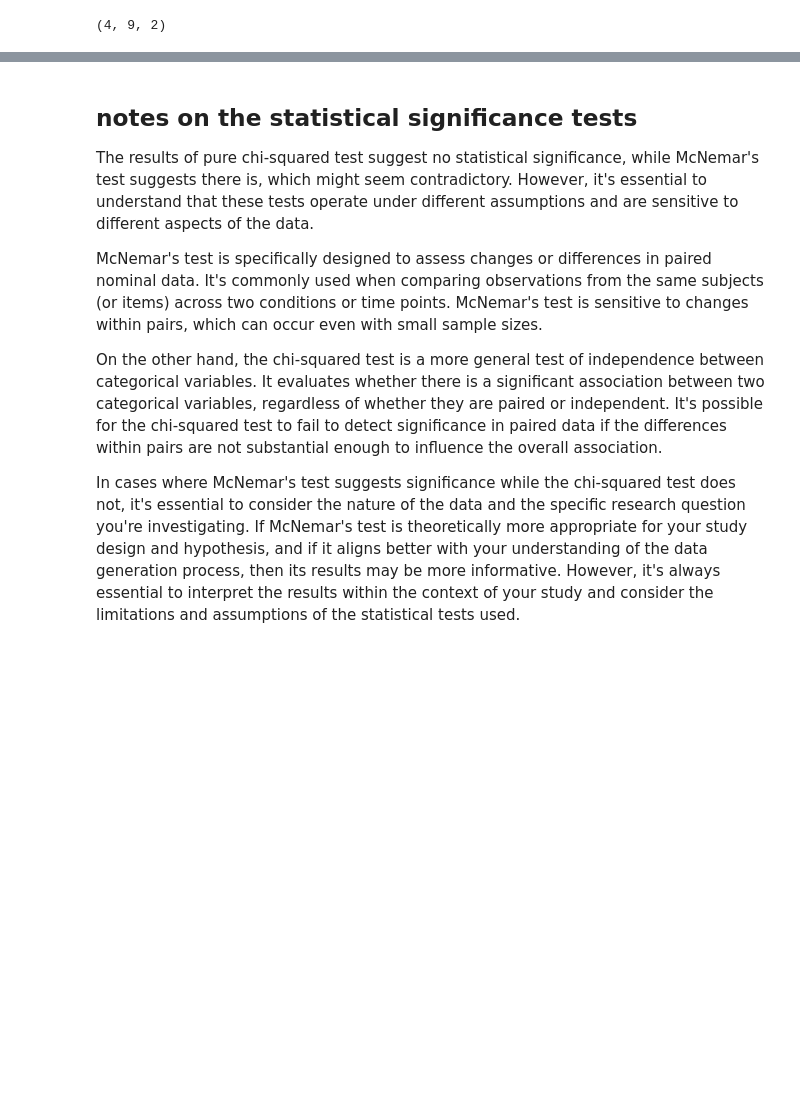
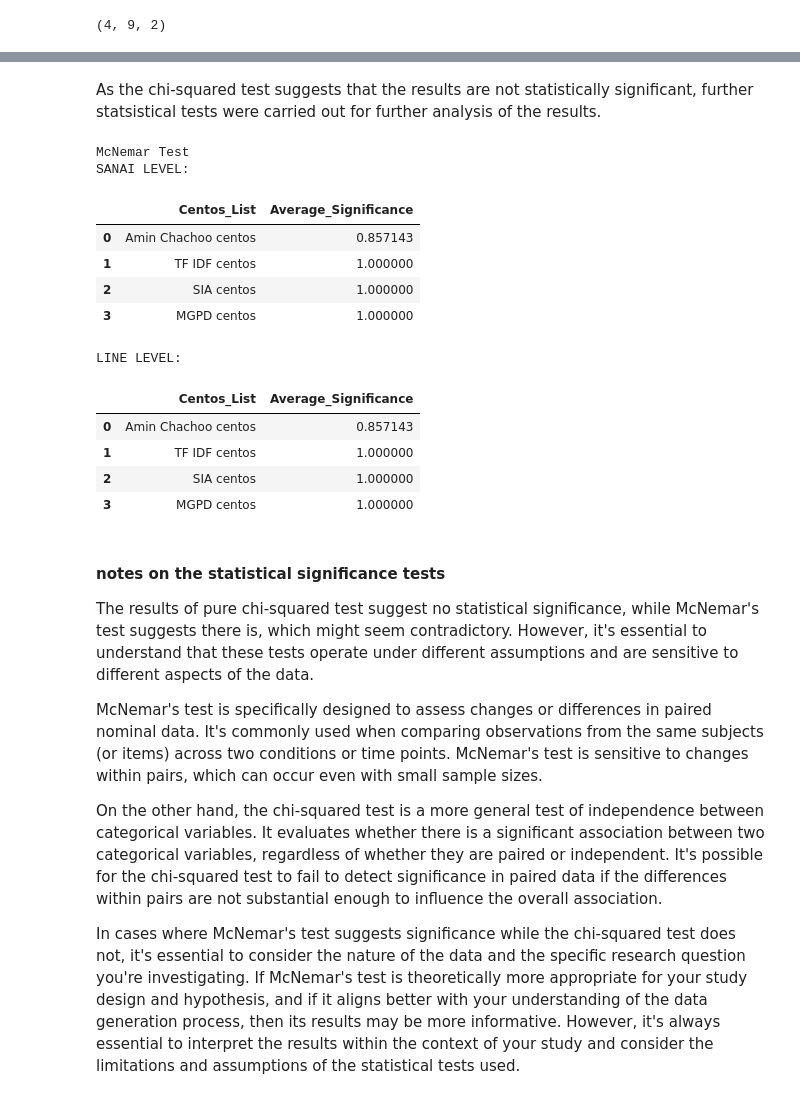
Before and after one commit to isabelleoktay/ethnomusicology_project, a Jupyter notebook: main.ipynb, the cells around one changed output, grey strips where cells are left out. Saved outputs shown, nothing was run; the diff lists cells and outputs as text; code cells hidden in the pictures; blank space fills up the shorter version.

```diff
--- a/main.ipynb
+++ b/main.ipynb
@@ -777,0 +255,22 @@ SANAI LEVEL:
+# %%
+sanai_chi_sq = {}
+line_chi_sq = {}
+
+print("Pure Chi Squared")
+print("SANAI LEVEL:")
+for centos_list in sanai_distribution_per_centos_list:
+    sanai_chi_sq[centos_list] = stats.chi_squared_test(sanai_distribution_per_centos_list[centos_list])
+    if DISPLAY_STAT_SIG:
+        display(sanai_chi_sq[centos_list].style)
+
+sanai_chi_sq_significance = stats.count_significance(sanai_chi_sq)
+display(sanai_chi_sq_significance.style)
+
+print("LINE LEVEL:")
+for centos_list in lines_distribution_per_centos_list:
+    line_chi_sq[centos_list] = stats.chi_squared_test(lines_distribution_per_centos_list[centos_list])
+    if DISPLAY_STAT_SIG:
+        display(line_chi_sq[centos_list].style)
+
+line_chi_sq_significance = stats.count_significance(line_chi_sq)
+display(line_chi_sq_significance.style)
@@ -778,5 +291,43 @@ SANAI LEVEL:
+# %% [markdown]
+As the chi-squared test suggests that the results are not statistically significant, further statsistical tests were carried out for further analysis of the results.
+# %%
+sanai_mcnemar = {}
+lines_mcnemar = {}
+
+print("\nMcNemar Test")
+print("SANAI LEVEL:")
+for centos_list in sanai_distribution_per_centos_list:
+    sanai_mcnemar[centos_list] = stats.mcnemar_test(sanai_distribution_per_centos_list[centos_list])
+    if DISPLAY_STAT_SIG:
+        display(sanai_mcnemar[centos_list].style)
+
+sanai_mcnemar_significance = stats.count_significance(sanai_mcnemar)
+display(sanai_mcnemar_significance.style)
+
+print("\nLINE LEVEL:")
+for centos_list in lines_distribution_per_centos_list:
+    lines_mcnemar[centos_list] = stats.mcnemar_test(lines_distribution_per_centos_list[centos_list])
+    if DISPLAY_STAT_SIG:
+        display(lines_mcnemar[centos_list].style)
+
+lines_mcnemar_significance = stats.count_significance(sanai_mcnemar)
+display(lines_mcnemar_significance.style)
+# %% [output]
+McNemar Test
+SANAI LEVEL:
+|  | Centos_List | Average_Significance |
+| 0 | Amin Chachoo centos | 0.857143 |
+| 1 | TF IDF centos | 1.000000 |
+| 2 | SIA centos | 1.000000 |
+| 3 | MGPD centos | 1.000000 |
+LINE LEVEL:
+|  | Centos_List | Average_Significance |
+| 0 | Amin Chachoo centos | 0.857143 |
+| 1 | TF IDF centos | 1.000000 |
+| 2 | SIA centos | 1.000000 |
+| 3 | MGPD centos | 1.000000 |
 # %% [markdown]
-## notes on the statistical significance tests
+#### notes on the statistical significance tests
 
 The results of pure chi-squared test suggest no statistical significance, while McNemar's test suggests there is, which might seem contradictory. However, it's essential to understand that these tests operate under different assumptions and are sensitive to different aspects of the data.
 
```
Also changed, not shown: parts of 58 cells of this notebook, 12 other files.
